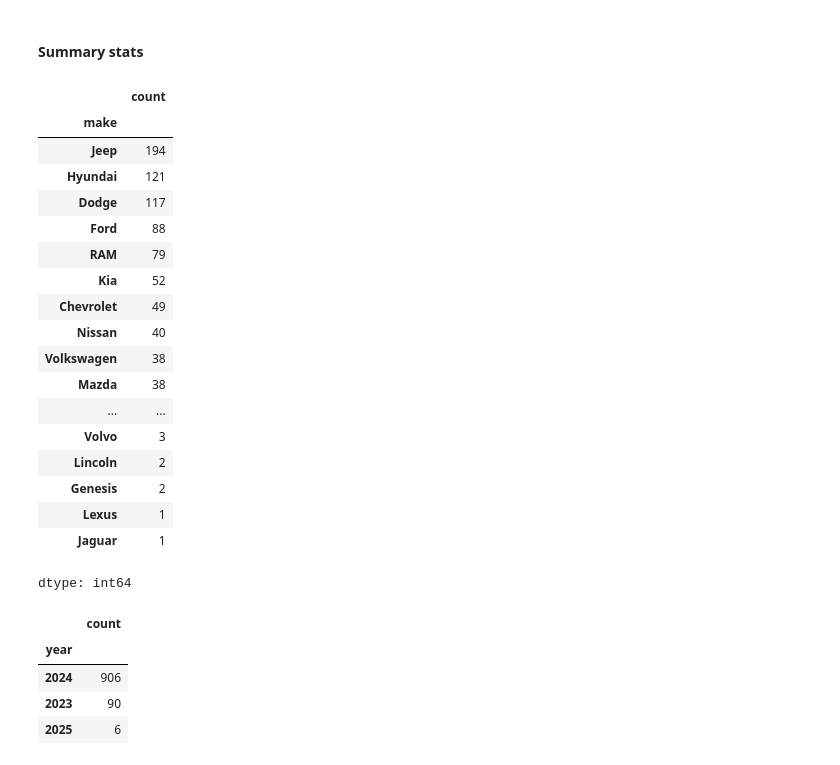
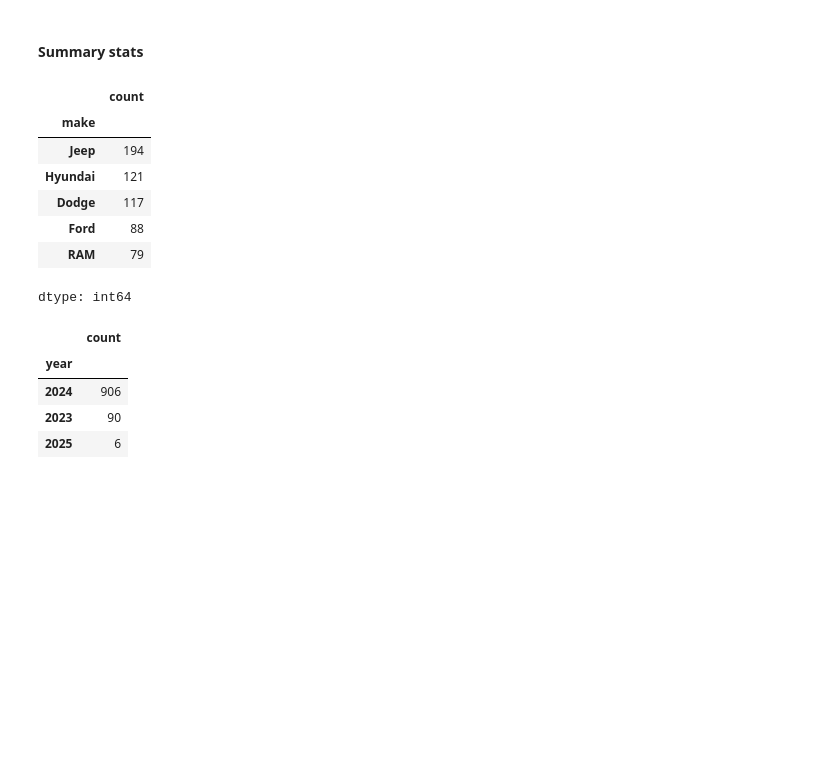
Before and after one commit to empt22/ci-cd-project, a Jupyter notebook: data_analysis/Kaggle_Cars_2024_Data_Summary.ipynb, the cells around one changed output. Cells and saved outputs as stored; diff of their text form; code cells hidden in the pictures; blank space fills up the shorter version.

```diff
--- a/data_analysis/Kaggle_Cars_2024_Data_Summary.ipynb
+++ b/data_analysis/Kaggle_Cars_2024_Data_Summary.ipynb
@@ -111,26 +115,15 @@ df.head()
 # %% [markdown]
 #### Summary stats
 # %%
-df['make'].value_counts()
+df['make'].value_counts().head()
 # %% [output]
 |  | count |
 | make |  |
 | Jeep | 194 |
 | Hyundai | 121 |
 | Dodge | 117 |
 | Ford | 88 |
 | RAM | 79 |
-| Kia | 52 |
-| Chevrolet | 49 |
-| Nissan | 40 |
-| Volkswagen | 38 |
-| Mazda | 38 |
-| ... | ... |
-| Volvo | 3 |
-| Lincoln | 2 |
-| Genesis | 2 |
-| Lexus | 1 |
-| Jaguar | 1 |
 dtype: int64
 # %%
 df['year'].value_counts()
```
Also changed, not shown: parts of 15 cells of this notebook.
